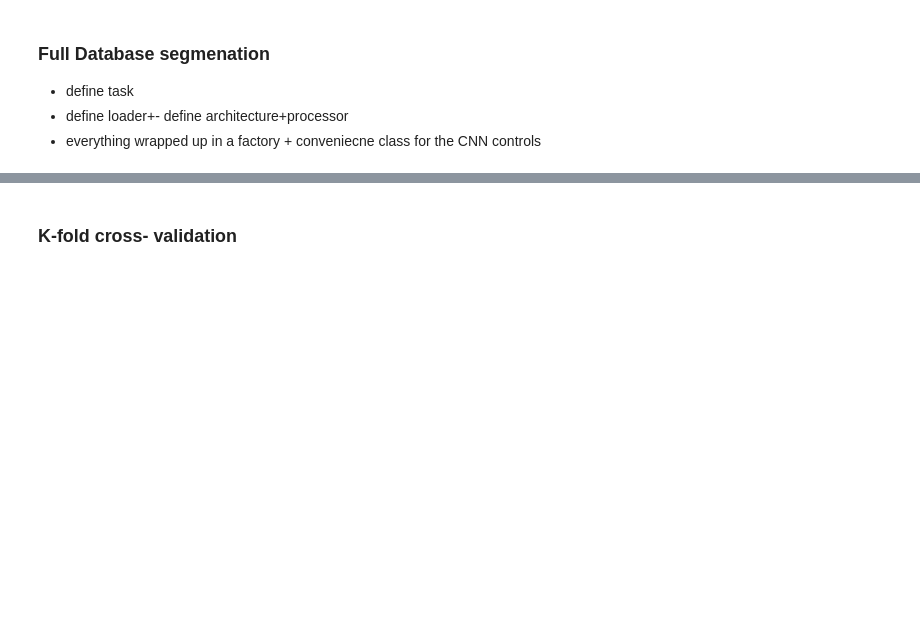
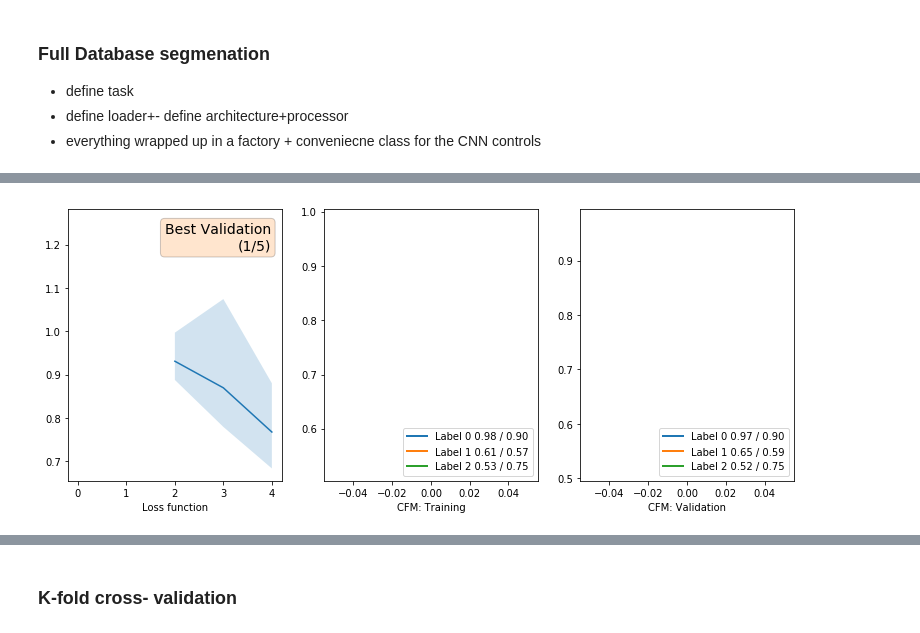
Before and after one commit to ncxt/ncxt_sxtcnn, a Jupyter notebook: example_ncxt.ipynb, the cells around one changed output, grey strips where cells are left out. Drawn from its saved outputs; the diff is of its cells as text; code cells hidden in the pictures; blank space fills up the shorter version.

```diff
--- a/example_ncxt.ipynb
+++ b/example_ncxt.ipynb
@@ -23,0 +21,5 @@ ncxt_sxtcnn.database.plot_record(db.get(doc_id=12))
+# %%
+membrane = ['membrane']
+nucleus = ['euchromatin','heterochromatin','nucleus','nucleolus']
+hxfiles = db.filelist(membrane,nucleus)
+db.dataframe_sel(membrane,nucleus)
@@ -62,0 +35,41 @@ Training for 150 epochs
+# %%
+from ncxt_sxtcnn import Segmenter
+files = db.filelist(membrane,nucleus)
+features = [membrane,nucleus]
+working_directory = 'C:/Users/axela/Documents/2020/example_wd/'
+
+loader_args = {'files': files,
+             'features': features}
+
+processor_args = {'block_shape': (32, 32, 32),
+                  'binning': 1,
+                  }
+
+model_args = {
+    'num_classes':len(features)+1,
+    'depth': 3,
+    'start_filts': 32,
+    'dropout': None,
+    'instancenorm': True,
+}
+crit_args = dict()
+
+settings = dict()
+
+segmenter = Segmenter(AmiraLoaderx100,
+                      RandomBlockProcessor,
+                      UNet3D,
+                      CrossEntropyLoss_DiceLoss,
+                      loader_args,
+                      processor_args,
+                      model_args,
+                      crit_args,
+                      settings,
+                     )
+segmenter.folder = working_directory
+segmenter.fold =0
+# %%
+instance = segmenter.sxtcnn(0)
+instance.run()
+instance.logger.plot()
+# %% [output]
@@ -62,0 +79 @@ Training for 150 epochs
+[figure, added]
```
Also changed, not shown: parts of 9 cells of this notebook, 8 other files.
